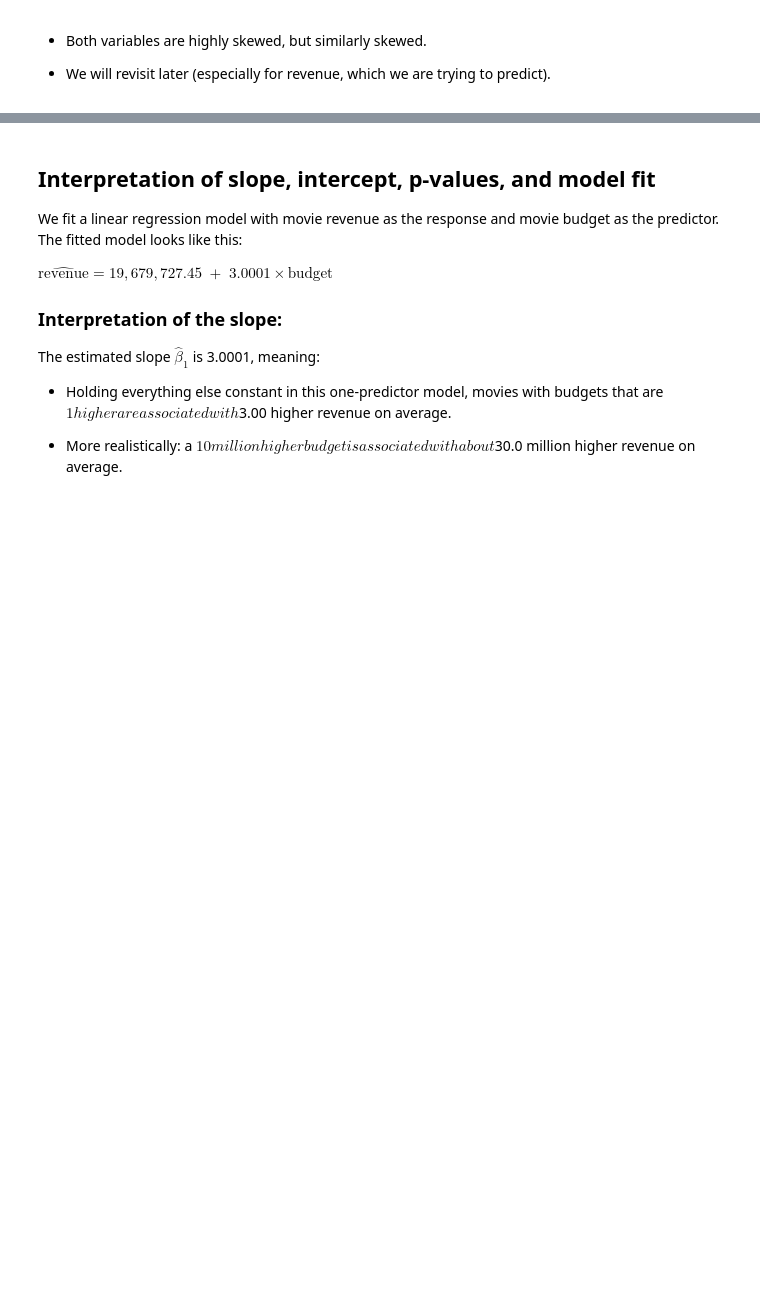
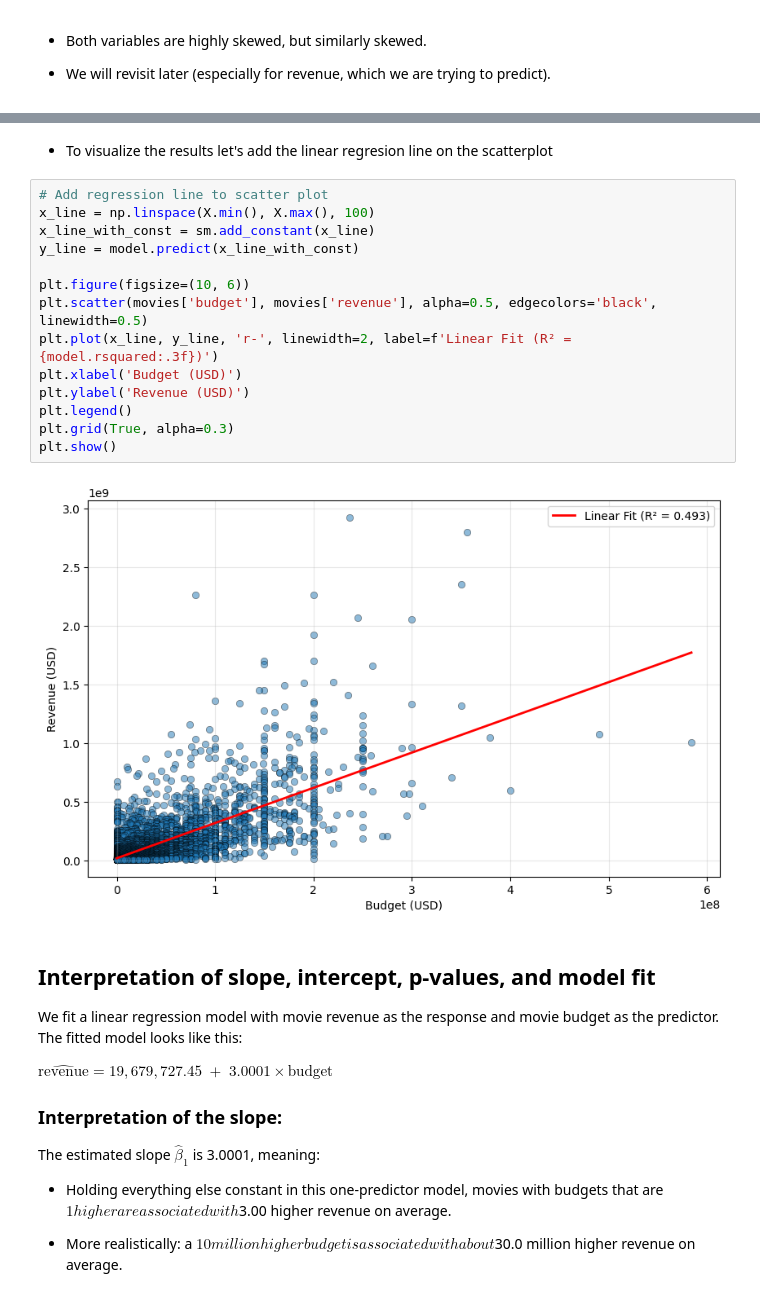
Before and after one commit to STA272/sta272-20261, a Jupyter notebook: Week3/STA272_22012026_L3.ipynb, the cells around one changed output, grey strips where cells are left out. Drawn from its saved outputs; the diff is of its cells as text; blank space fills up the shorter version.

```diff
--- a/Week3/STA272_22012026_L3.ipynb
+++ b/Week3/STA272_22012026_L3.ipynb
@@ -289,3 +292,21 @@ Linear Regression Equation: Revenue = 19679727.45 + 3.0001 × Budget
+# %% [markdown]
+- To visualize the results let's add the linear regresion line on the scatterplot
+# %%
+# Add regression line to scatter plot
+x_line = np.linspace(X.min(), X.max(), 100)
+x_line_with_const = sm.add_constant(x_line)
+y_line = model.predict(x_line_with_const)
+
+plt.figure(figsize=(10, 6))
+plt.scatter(movies['budget'], movies['revenue'], alpha=0.5, edgecolors='black', linewidth=0.5)
+plt.plot(x_line, y_line, 'r-', linewidth=2, label=f'Linear Fit (R² = {model.rsquared:.3f})')
+plt.xlabel('Budget (USD)')
+plt.ylabel('Revenue (USD)')
+plt.legend()
+plt.grid(True, alpha=0.3)
+plt.show()
+# %% [output]
+[figure, added]
 # %% [markdown]
 ## Interpretation of slope, intercept, p-values, and model fit
 
```
Also changed, not shown: parts of 54 cells of this notebook.
